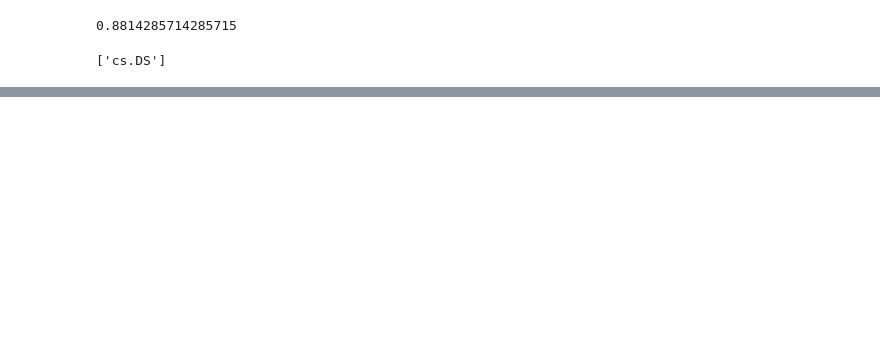
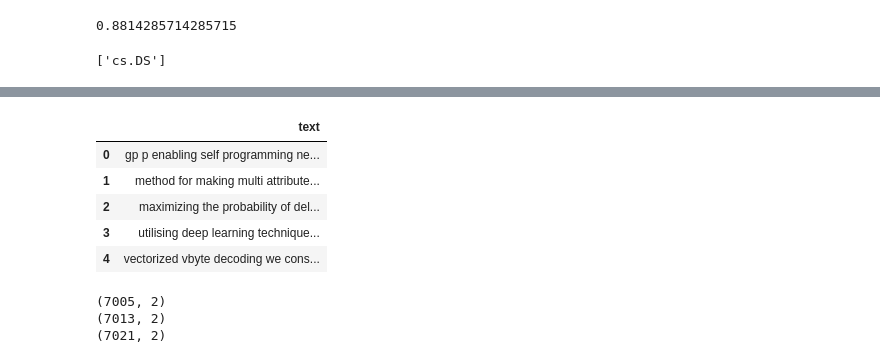
Before and after one commit to tiru-patel/Active-Learning-based-Research-Paper-Classification, a Jupyter notebook: main.ipynb, the cells around one changed output, grey strips where cells are left out. Cells and saved outputs as stored; diff of their text form; code cells hidden in the pictures; blank space fills up the shorter version.

```diff
--- a/main.ipynb
+++ b/main.ipynb
@@ -585,0 +677,9 @@ def FunctionPredictUrgency(inpText):
+# %%
+df.head(5)
+# %% [output]
+|  | text |
+| 0 | gp p enabling self programming ne... |
+| 1 | method for making multi attribute... |
+| 2 | maximizing the probability of del... |
+| 3 | utilising deep learning technique... |
+| 4 | vectorized vbyte decoding we cons... |
@@ -585,0 +694,31 @@ def FunctionPredictUrgency(inpText):
+# %%
+def batch_creator(df, batch_size):
+    return (df[pos: pos + batch_size] for pos in range(0, len(df), batch_size))
+
+
+batch_num = 0
+
+for batch in batch_creator(df, 20):
+    sampled_pool = pd.DataFrame()
+    predictions, probabilities = make_prediction(batch['text'])
+
+    for index, data in batch.iterrows():
+        if(np.max(probabilities[index - batch_num * 20]) >= 0.999):
+            sampled_pool = sampled_pool.append({
+                'text': data['text'],
+                'categories': predictions[index - batch_num * 20]
+            }, ignore_index=True)
+
+
+    df_final = df_final.append(sampled_pool, ignore_index=True)
+
+    print(df_final.shape)
+
+    if batch_num == 2:
+        break
+
+    batch_num += 1
+# %% [output]
+(7005, 2)
+(7013, 2)
+(7021, 2)
```
Also changed, not shown: parts of 80 cells of this notebook.
